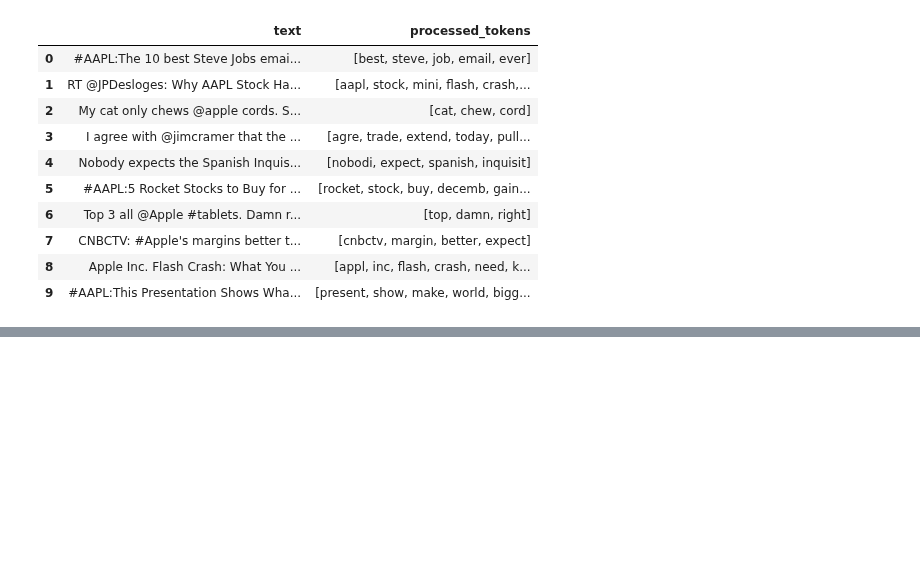
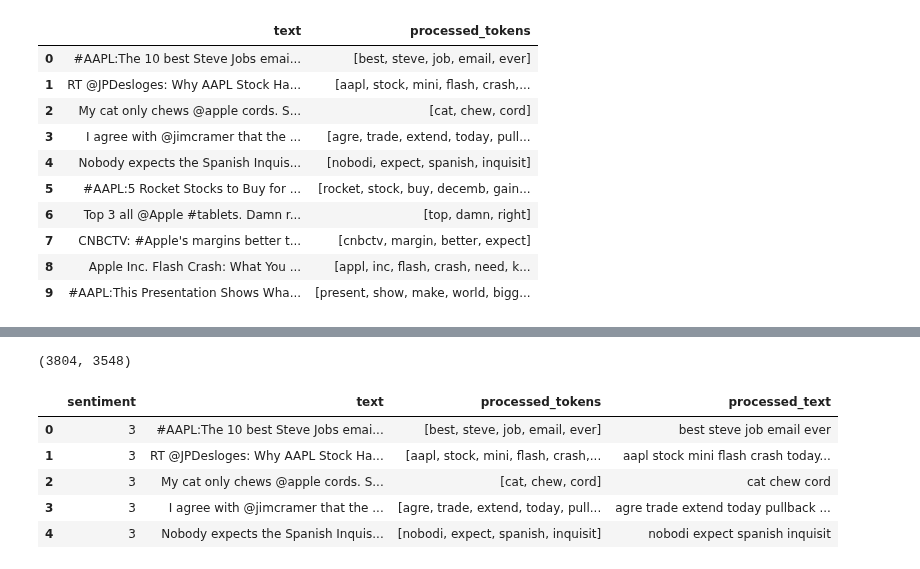
Before and after one commit to George-Chira/twitter-sentiment-analysis, a Jupyter notebook: notebooks/Chira.ipynb, the cells around one changed output, grey strips where cells are left out. Saved outputs shown, nothing was run; the diff lists cells and outputs as text; code cells hidden in the pictures; blank space fills up the shorter version.

```diff
--- a/notebooks/Chira.ipynb
+++ b/notebooks/Chira.ipynb
@@ -230,0 +240,23 @@ df_tweets[['text', 'processed_tokens']].head(10)
+# %%
+from sklearn.feature_extraction.text import TfidfVectorizer
+
+# Convert the processed tokens back into a single string for each tweet
+df_tweets['processed_text'] = df_tweets['processed_tokens'].apply(lambda tokens: ' '.join(tokens))
+
+# Initialize the TF-IDF Vectorizer
+tfidf = TfidfVectorizer()
+
+# Fit and transform the 'processed_text' column into TF-IDF features
+X = tfidf.fit_transform(df_tweets['processed_text'])
+
+# Display shape of the resulting matrix
+print(X.shape)
+df_tweets.head()
+# %% [output]
+(3804, 3548)
+|  | sentiment | text | processed_tokens | processed_text |
+| 0 | 3 | #AAPL:The 10 best Steve Jobs emai... | [best, steve, job, email, ever] | best steve job email ever |
+| 1 | 3 | RT @JPDesloges: Why AAPL Stock Ha... | [aapl, stock, mini, flash, crash,... | aapl stock mini flash crash today... |
+| 2 | 3 | My cat only chews @apple cords. S... | [cat, chew, cord] | cat chew cord |
+| 3 | 3 | I agree with @jimcramer that the ... | [agre, trade, extend, today, pull... | agre trade extend today pullback ... |
+| 4 | 3 | Nobody expects the Spanish Inquis... | [nobodi, expect, spanish, inquisit] | nobodi expect spanish inquisit |
```
Also changed, not shown: parts of 4 cells of this notebook.
